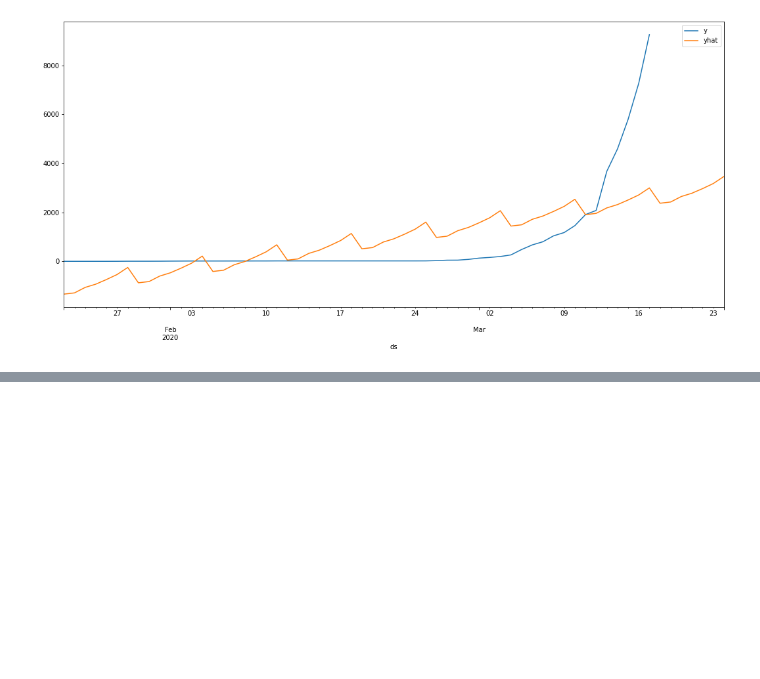
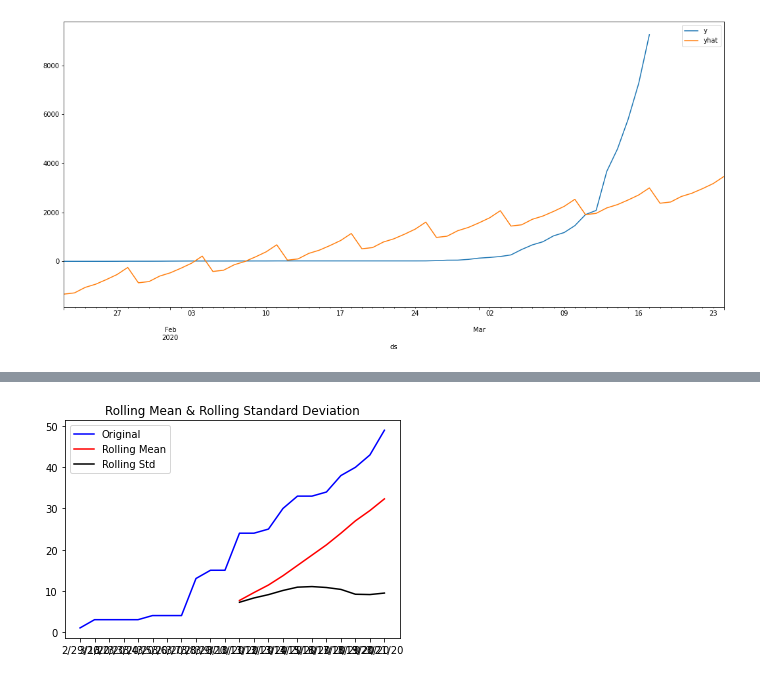
Before and after one commit to kanzabatool/covid19_time_series_analysis, a Jupyter notebook: playbook.ipynb, the cells around one changed output, grey strips where cells are left out. Saved outputs shown, nothing was run; the diff lists cells and outputs as text; code cells hidden in the pictures; blank space fills up the shorter version.

```diff
--- a/playbook.ipynb
+++ b/playbook.ipynb
@@ -871,0 +861,11 @@ viz_df[['y', 'yhat']].plot()
+# %%
+rolling_mean = df.rolling(window = 12).mean()
+rolling_std = df.rolling(window = 12).std()
+plt.plot(df, color = 'blue', label = 'Original')
+plt.plot(rolling_mean, color = 'red', label = 'Rolling Mean')
+plt.plot(rolling_std, color = 'black', label = 'Rolling Std')
+plt.legend(loc = 'best')
+plt.title('Rolling Mean & Rolling Standard Deviation')
+plt.show()
+# %% [output]
+[figure, added]
```
Also changed, not shown: parts of 31 cells of this notebook.
